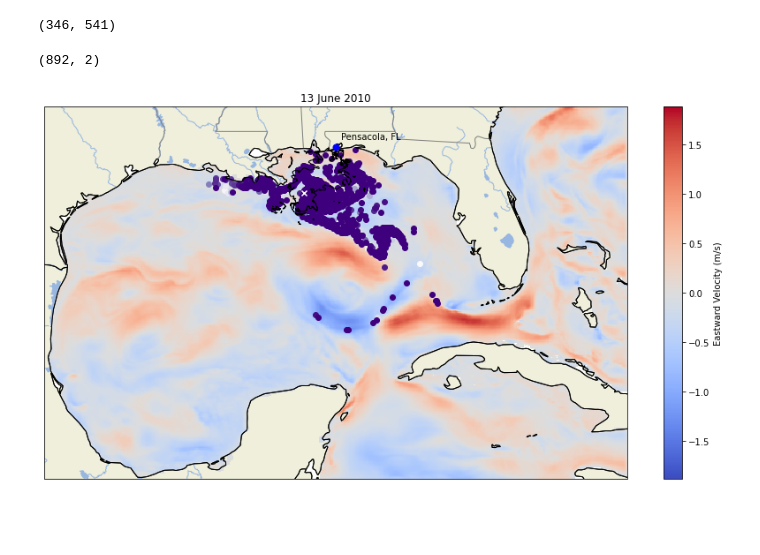
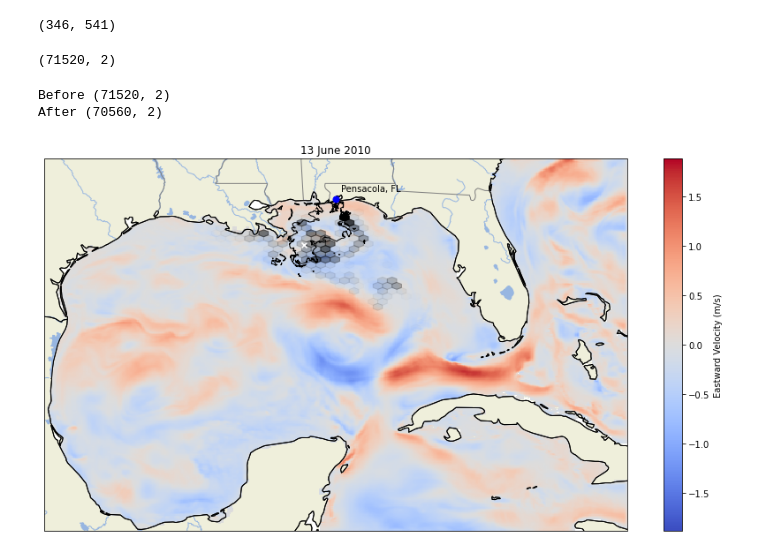
Before and after one commit to UT-CHG/PYOPATRA, a Jupyter notebook: examples/HYCOM_deepwater_horizon/HYCOM_fwd_pictures.ipynb, the cells around one changed output. Saved outputs shown, nothing was run; the diff lists cells and outputs as text; code cells hidden in the pictures; blank space fills up the shorter version.

```diff
--- a/examples/HYCOM_deepwater_horizon/HYCOM_fwd_pictures.ipynb
+++ b/examples/HYCOM_deepwater_horizon/HYCOM_fwd_pictures.ipynb
@@ -18,7 +20,7 @@ from descartes import PolygonPatch
 
 # from PYOPATRA import *
 # %%
-total_days = 16 * 7
+total_days = 8 * 7
 times = ['000', '003', '006', '009', '012', '015', '018', '021']
 start_date = date(2010, 4, 20)
 # %%
@@ -56,12 +58,12 @@ np.save('lon.npy', lon[:])
 with h5py.File('data/snapshots.hdf5', 'r') as fp:
     particle_snapshots = fp['snapshots'][:, :, :]
 # %%
-with h5py.File('data/final_particles.hdf5', 'r') as fp:
+with h5py.File('data/observed_particles.hdf5', 'r') as fp:
     particles = fp['particles'][:, :]
 
 print(particles.shape)
 # %% [output]
-(892, 2)
+(71520, 2)
 # %%
 shp_start_date = date(2010, 6, 13)
 
@@ -75,6 +77,12 @@ for i in range(11):
             'date': current_date,
             'shape_records': sf.shapeRecords()
         })
+# %%
+cmap_nodes = [0.0, 1.0]
+# cmap_colors = [(232 / 255, 117 / 255, 0, 0.0), (232 / 255, 117 / 255, 0, 1.0)]
+cmap_colors = [(0, 0, 0, 0.0), (0, 0, 0, 1.0)]
+
+my_cmap = LinearSegmentedColormap.from_list("mycmap", cmap_colors)
 # %%
 fig, ax = plt.subplots(1, 1, figsize=(15, 7), subplot_kw={'projection': ccrs.PlateCarree()})
 
@@ -88,8 +96,13 @@ def normalize(position):
 extent = np.nanmax(np.abs((np.nanmin(velocity[0, :, :, num_snapshots]), np.nanmax(velocity[0, :, :, num_snapshots]))))
 
 im = ax.pcolormesh(lon, lat, velocity[0, :, :, num_snapshots], vmin=-extent, vmax=extent, rasterized=True, cmap='coolwarm')
-for i in range(num_snapshots * 10):
-    ax.scatter(particle_snapshots[i, 1, num_snapshots], particle_snapshots[i, 0, num_snapshots], color=particle_cmap(normalize(i)))
+# for i in range(num_snapshots * 10):
+#     ax.scatter(particle_snapshots[i, 1, num_snapshots], particle_snapshots[i, 0, num_snapshots], color=particle_cmap(normalize(i)))
+snapshots = particle_snapshots[:, :, num_snapshots]
+print('Before', snapshots.shape)
+snapshots = snapshots[~np.all(particle_snapshots[:, :, num_snapshots] == 0, axis=1)]
+print('After', snapshots.shape)
+ax.hexbin(snapshots[:, 1], snapshots[:, 0], cmap=my_cmap, gridsize=30)
 ax.scatter(-88.365997, 28.736628, marker='x', color='white')
 ax.coastlines(resolution='50m', color='black', linewidth=1)
 
@@ -108,32 +121,34 @@ states_provinces = cfeature.NaturalEarthFeature(
         scale='50m',
         facecolor='none')
 
 ax.add_feature(cfeature.LAND)
 ax.add_feature(cfeature.LAKES)
 ax.add_feature(cfeature.RIVERS)
 ax.add_feature(states_provinces, edgecolor='gray')
 ax.add_feature(countries, edgecolor='black')
 ax.set_xlim(lon[0], lon[-1])
 ax.set_ylim(lat[0], lat[-1])
 
 current_shapes = list(filter(lambda shape_dict : shape_dict['date'] == shp_start_date, shapes))
 
 for shape in current_shapes[0]['shape_records']:
     poly = shape.__geo_interface__['geometry']
     ax.add_patch(PolygonPatch(poly, ec='black', fc='none'))
 
 
 ax.set_title('13 June 2010')
 
 pen_lon = -87.2
 pen_lat = 30.433333
 
 ax.plot(-87.2, 30.433333, 'bo', markersize=7)
 ax.text(-87, 30.7, 'Pensacola, FL')
 
 fig.tight_layout()
 
 fig.savefig('spill.png', dpi=300)
 # %% [output]
+Before (71520, 2)
+After (70560, 2)
-[figure, old version]
+[figure, new version]
 # %%
```
Also changed, not shown: parts of 8 cells of this notebook, 17 other files.
